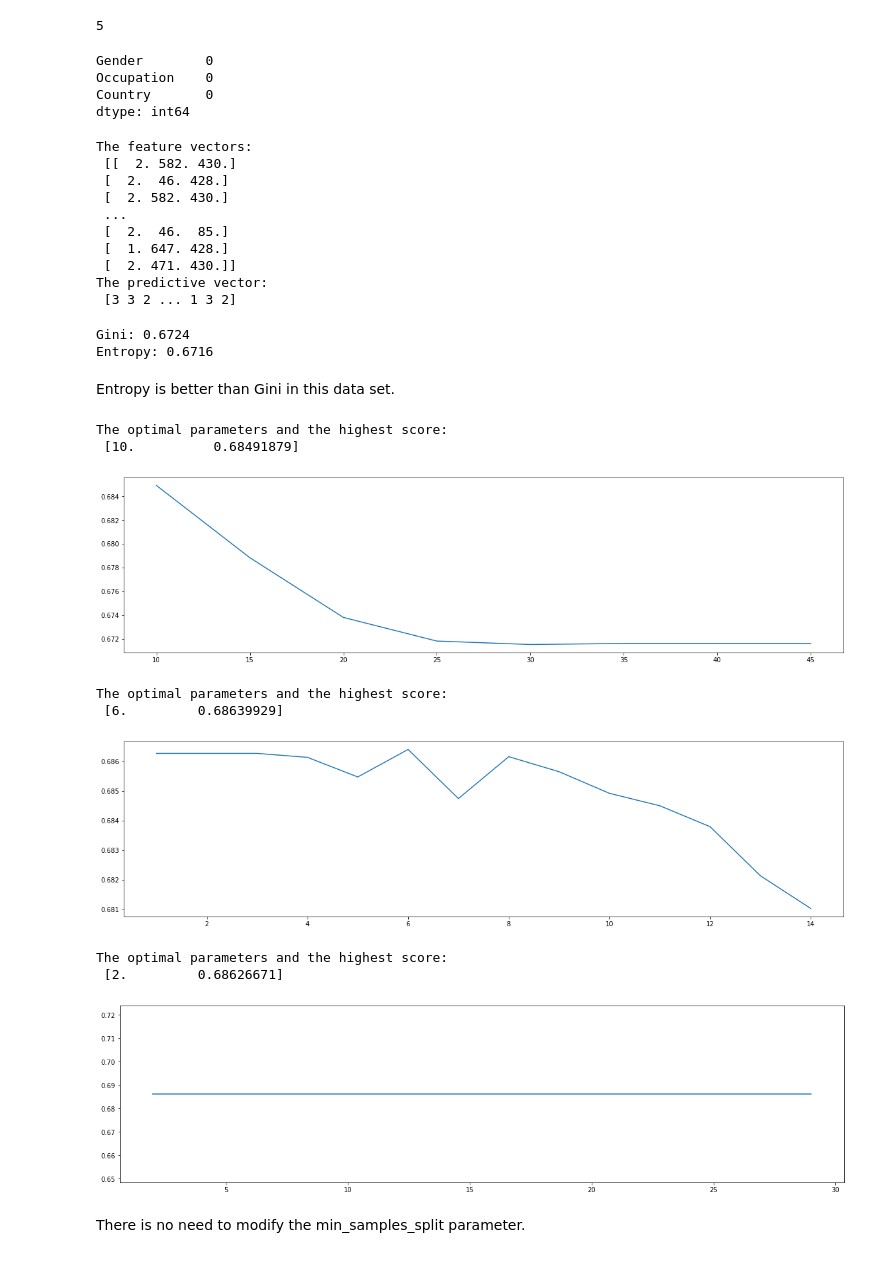
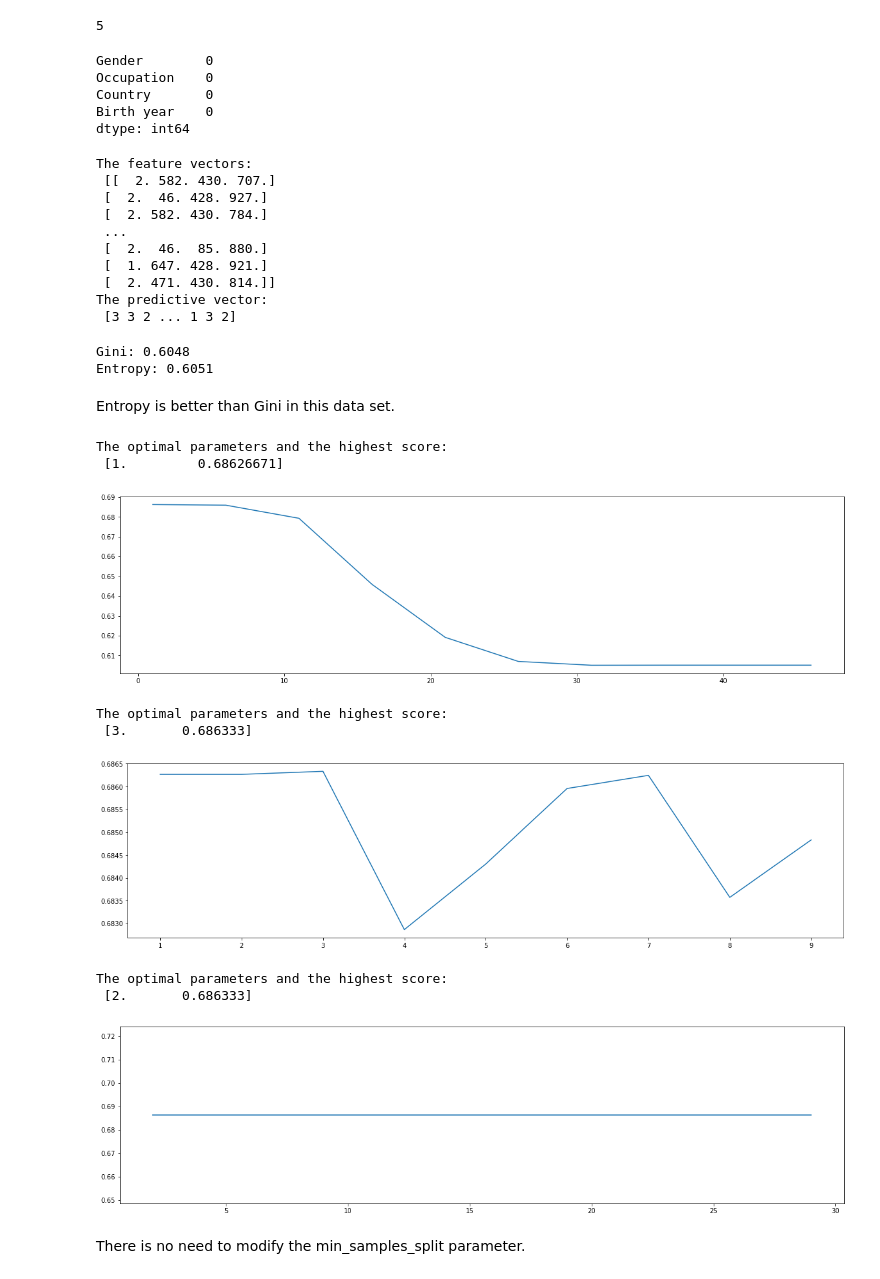
Before and after one commit to P3-CS760/How-will-you-die, a Jupyter notebook: Decision Tree (Manner of Death).ipynb, the cells around one changed output. Drawn from its saved outputs; the diff is of its cells as text; code cells hidden in the pictures.

```diff
--- a/Decision Tree (Manner of Death).ipynb
+++ b/Decision Tree (Manner of Death).ipynb
@@ -17,6 +17,7 @@ file.dropna(subset=['Manner of death'], inplace=True) #deleting the null row of
 file.dropna(subset=['Occupation'], inplace=True)
 file.dropna(subset=['Gender'], inplace=True)
 file.dropna(subset=['Country'], inplace=True)
+file.dropna(subset=['Birth year'], inplace=True)
 # %% [markdown]
 ## Gender
 # %%
@@ -181,7 +182,7 @@ file
 45255 rows × 10 columns
 # %%
 target = file['Manner of death'] #decreased the labels to 5
-data = file[['Gender','Occupation','Country']]
+data = file[['Gender','Occupation','Country','Birth year']]
 # %%
 target.nunique()
 # %% [output]
@@ -192,12 +193,13 @@ data.isnull().sum()
 Gender        0
 Occupation    0
 Country       0
+Birth year    0
 dtype: int64
 # %%
 # pre-processing data
 data_T = data.T
 arr1 = data_T.to_numpy()
-temp = np.zeros((3,len(data)))
+temp = np.zeros((4,len(data)))
 le1 = preprocessing.LabelEncoder()
 for i in range(len(arr1)):
     le1.fit(arr1[i])
@@ -215,13 +217,13 @@ print("The feature vectors:\n",x)
 print("The predictive vector:\n",y)
 # %% [output]
 The feature vectors:
- [[  2. 582. 430.]
- [  2.  46. 428.]
- [  2. 582. 430.]
+ [[  2. 582. 430. 707.]
+ [  2.  46. 428. 927.]
+ [  2. 582. 430. 784.]
  ...
- [  2.  46.  85.]
- [  1. 647. 428.]
- [  2. 471. 430.]]
+ [  2.  46.  85. 880.]
+ [  1. 647. 428. 921.]
+ [  2. 471. 430. 814.]]
 The predictive vector:
  [3 3 2 ... 1 3 2]
 # %%
@@ -235,13 +237,13 @@ DT = DecisionTreeClassifier(criterion = 'entropy',random_state = seed)
 score = cross_val_score(DT,x,y,cv=5).mean()
 print('Entropy: %.4f'%score)
 # %% [output]
-Gini: 0.6724
-Entropy: 0.6716
+Gini: 0.6048
+Entropy: 0.6051
 # %% [markdown]
 Entropy is better than Gini in this data set.
 # %%
 ScoreAll = []
-for i in range(10,50,5):
+for i in range(1,50,5):
     DT = DecisionTreeClassifier(max_depth = i,criterion = 'entropy',random_state = seed)
     score = cross_val_score(DT,x,y,cv = 5).mean()
     ScoreAll.append([i,score])
@@ -254,30 +256,30 @@ plt.plot(ScoreAll[:,0],ScoreAll[:,1])
 plt.show()
 # %% [output]
 The optimal parameters and the highest score:
- [10.          0.68491879]
+ [1.         0.68626671]
-[figure, old version]
+[figure, new version]
 # %%
 ScoreAll = []
-for i in range(1,15):
+for i in range(1,10):
     DT = DecisionTreeClassifier(max_depth = i,criterion = 'entropy',random_state = seed)
     score = cross_val_score(DT,x,y,cv = 5).mean()
     ScoreAll.append([i,score])
 ScoreAll = np.array(ScoreAll)
 
 max_score = np.where(ScoreAll == np.max(ScoreAll[:,1]))[0][0]
 print("The optimal parameters and the highest score:\n",ScoreAll[max_score])
 plt.figure(figsize=[20,5])
 plt.plot(ScoreAll[:,0],ScoreAll[:,1])
 plt.show()
 # %% [output]
 The optimal parameters and the highest score:
- [6.         0.68639929]
+ [3.       0.686333]
-[figure, old version]
+[figure, new version]
 # %%
 # consider min_samples_split
 ScoreAll = []
 for i in range(2,30):
-    DT = DecisionTreeClassifier(max_depth = 2, min_samples_split = i,criterion = 'entropy',random_state = seed)
+    DT = DecisionTreeClassifier(max_depth = 3, min_samples_split = i,criterion = 'entropy',random_state = seed)
     score = cross_val_score(DT,x,y,cv=5).mean()
     ScoreAll.append([i,score])
 ScoreAll = np.array(ScoreAll)
@@ -289,7 +291,7 @@ plt.plot(ScoreAll[:,0],ScoreAll[:,1])
 plt.show()
 # %% [output]
 The optimal parameters and the highest score:
- [2.         0.68626671]
+ [2.       0.686333]
 [figure]
 # %% [markdown]
 There is no need to modify the min_samples_split parameter.
```
Also changed, not shown: parts of 9 cells of this notebook.
